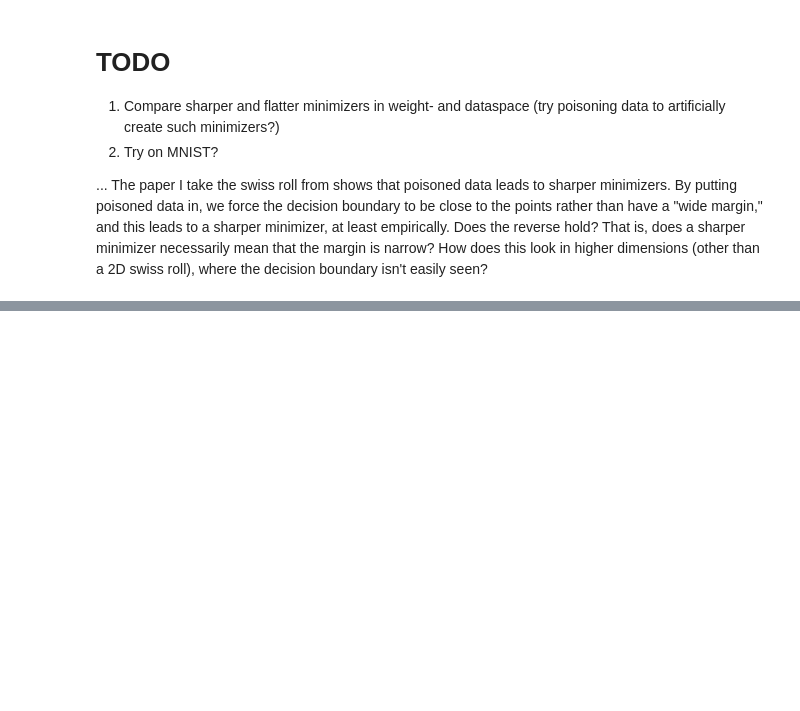
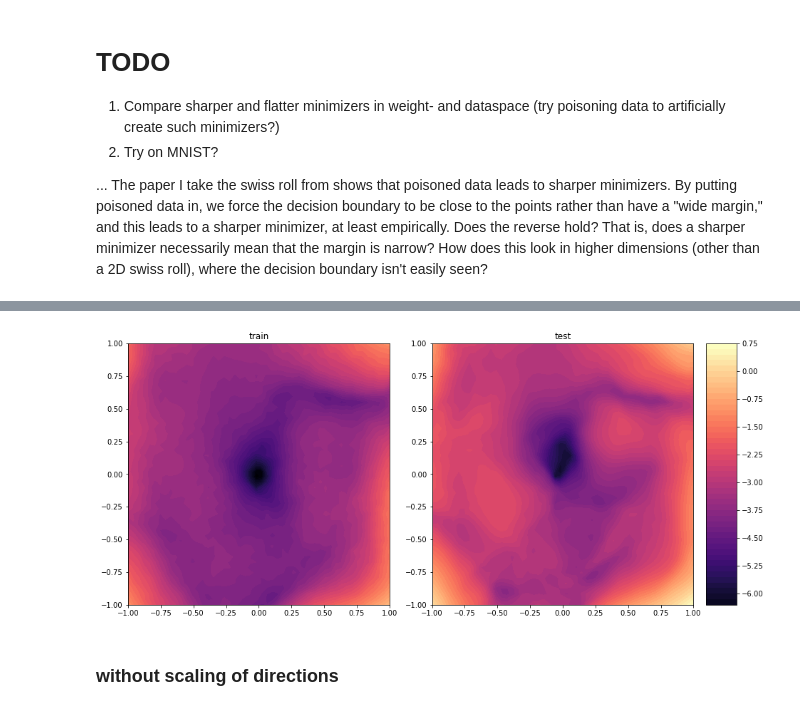
Before and after one commit to Burt360/loss-surfaces-in-data, a Jupyter notebook: swissroll.ipynb, the cells around one changed output, grey strips where cells are left out. Saved outputs shown, nothing was run; the diff lists cells and outputs as text; code cells hidden in the pictures; blank space fills up the shorter version.

```diff
--- a/swissroll.ipynb
+++ b/swissroll.ipynb
@@ -922,22 +998,0 @@ fig.show()
-# %%
-train_batch_size = 128
-test_batch_size = 64
-
-clean = Swissroll(X, Y)
-poison = Swissroll(Xp, Yp)
-
-# Create random split of clean data into train and test sets
-random_split_rng = torch.Generator().manual_seed(42)
-clean_train_set, test_set = random_split(clean, (1 - test_size, test_size), generator=random_split_rng)
-
-# Concatenate clean_train_set and poisoned dataset (the DataLoader shuffle will mix them)
-num_clean = int((1 - poison_fraction) * len(clean_train_set))
-train_set = Swissroll(
-  torch.cat((clean_train_set[: num_clean][0], poison[:][0])),
-  torch.cat((clean_train_set[: num_clean][1], poison[:][1]))
-)
-
-# Create DataLoaders
-train_rng = torch.Generator()
-train_loader = DataLoader_(train_set, train_batch_size, shuffle=True, generator=train_rng)
-test_loader = DataLoader_(test_set, test_batch_size, shuffle=False)
@@ -946,13 +998,0 @@ test_loader = DataLoader_(test_set, test_batch_size, shuffle=False)
-# %%
-num_epochs = 300
-lr = 1e-2
-model = Model(dim=16 * 3, num_layers=6 * 4, res=True).to(device)
-opt = optim.Adam(model.parameters(), lr=lr)
-
-scheduler = optim.lr_scheduler.ReduceLROnPlateau(opt, cooldown=50, verbose=True)
-
-mean_train_losses, train_accs = train(model, opt, num_epochs, train_loader, print_every=10, scheduler=scheduler)
-
-mean_test_loss, test_acc = test(model, test_loader)
-
-model.record_weights()
@@ -1029,0 +1012,7 @@ fig.show()
+# %%
+rng = torch.Generator().manual_seed(42)
+dirs = get_2_random_dirs_weights(model.weights, rng)
+scale_dirs_weights(model.weights, dirs)
+
+xsteps, ysteps, train_losses = get_loss_surface_weightspace(model, train_loader, dirs)
+xsteps, ysteps, test_losses = get_loss_surface_weightspace(model, test_loader, dirs)
@@ -1029,0 +1030,6 @@ fig.show()
+# %%
+plot_loss_surfaces_weightspace(train_losses, test_losses, xsteps, ysteps)
+# %% [output]
+[figure, added]
+# %% [markdown]
+### without scaling of directions
```
Also changed, not shown: parts of 40 cells of this notebook.
